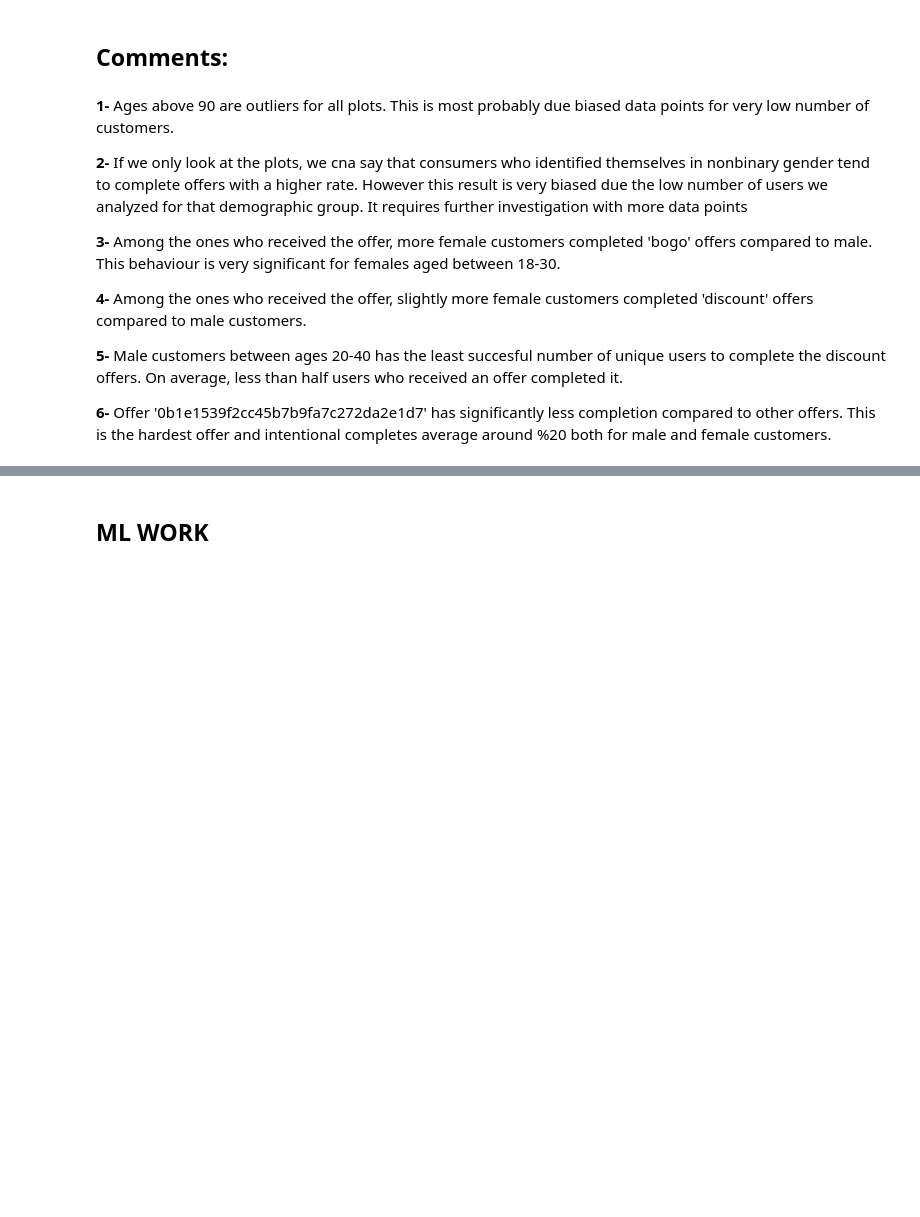
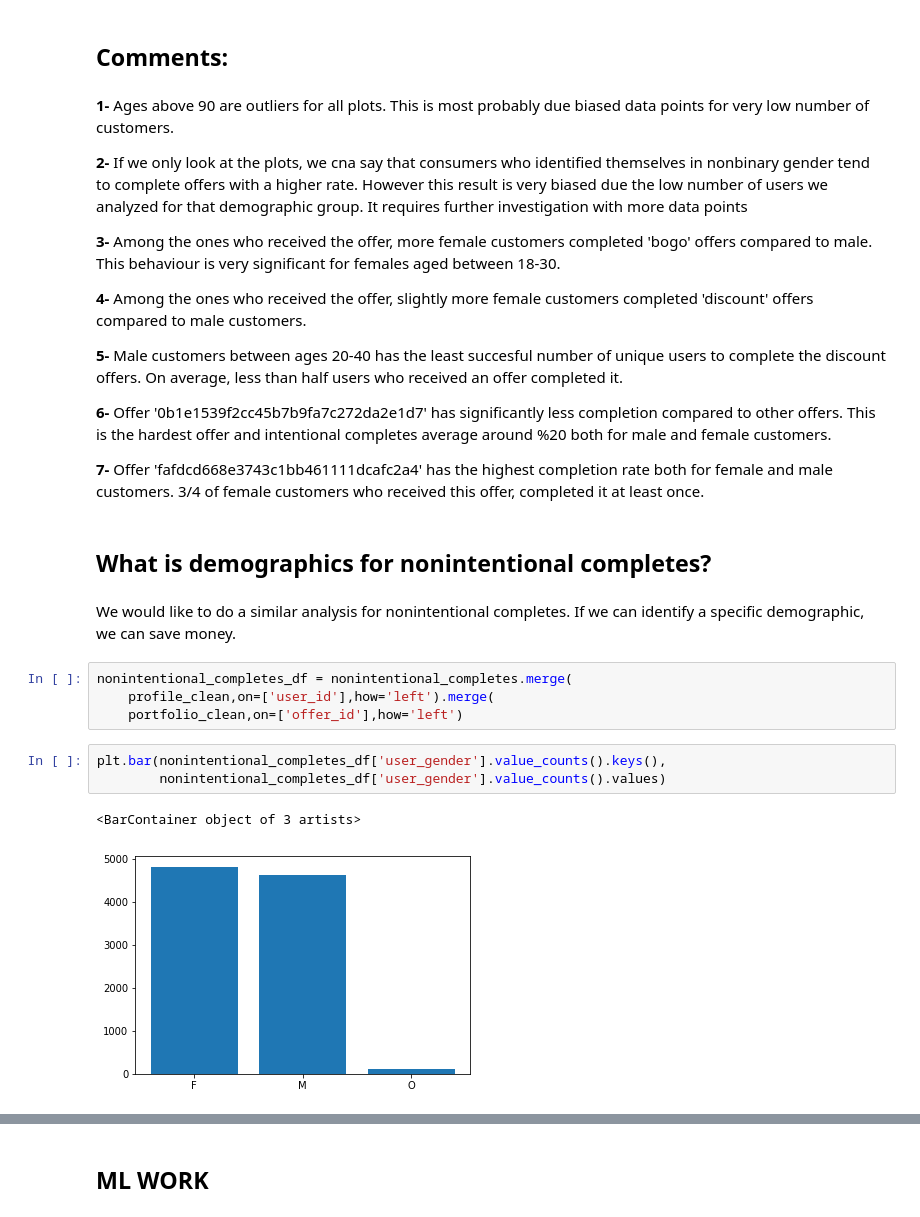
Before and after one commit to onurkapucu/Starbucks_Capstone, a Jupyter notebook: Starbucks_Capstone_notebook.ipynb, the cells around one changed output, grey strips where cells are left out. Saved outputs shown, nothing was run; the diff lists cells and outputs as text; blank space fills up the shorter version.

Commit message:
Nonintentional analysis

```diff
--- a/Starbucks_Capstone_notebook.ipynb
+++ b/Starbucks_Capstone_notebook.ipynb
@@ -778,3 +760,19 @@ for offer in completed_offer_types:
 **5-** Male customers between ages 20-40 has the least succesful number of unique users to complete the discount offers. On average, less than half users who received an offer completed it.
 
 **6-** Offer '0b1e1539f2cc45b7b9fa7c272da2e1d7' has significantly less completion compared to other offers. This is the hardest offer and intentional completes average around %20 both for male and female customers.
+
+**7-** Offer 'fafdcd668e3743c1bb461111dcafc2a4' has the highest completion rate both for female and male customers. 3/4 of female customers who received this offer, completed it at least once.
+# %% [markdown]
+## What is demographics for nonintentional completes?
+# %% [markdown]
+We would like to do a similar analysis for nonintentional completes. If we can identify a specific demographic, we can save money.
+# %%
+nonintentional_completes_df = nonintentional_completes.merge(
+    profile_clean,on=['user_id'],how='left').merge(
+    portfolio_clean,on=['offer_id'],how='left')
+# %%
+plt.bar(nonintentional_completes_df['user_gender'].value_counts().keys(),
+        nonintentional_completes_df['user_gender'].value_counts().values)
+# %% [output]
+<BarContainer object of 3 artists>
+[figure, added]
```
Also changed, not shown: parts of 14 cells of this notebook.
